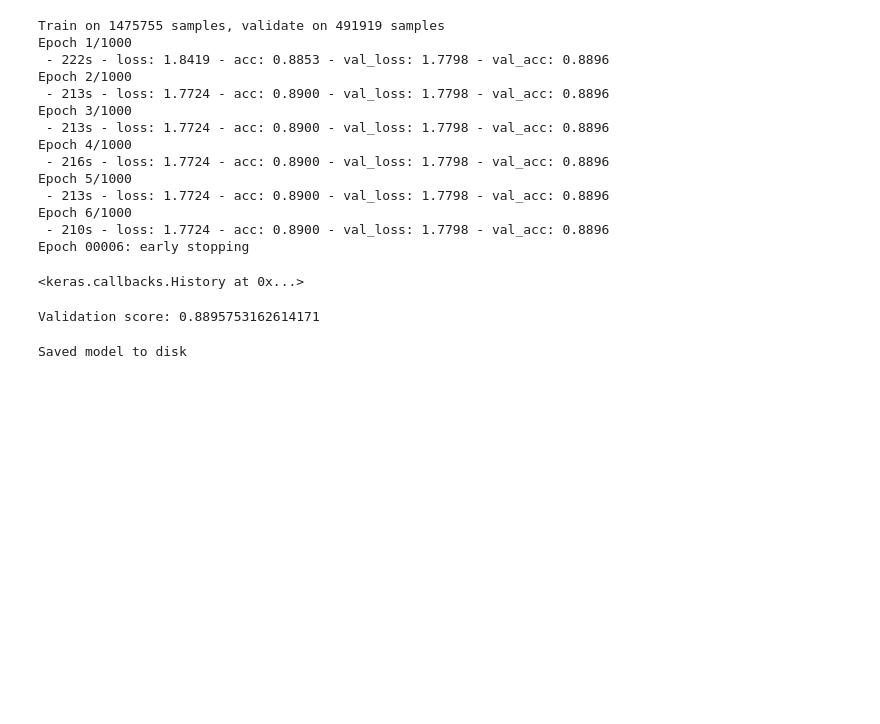
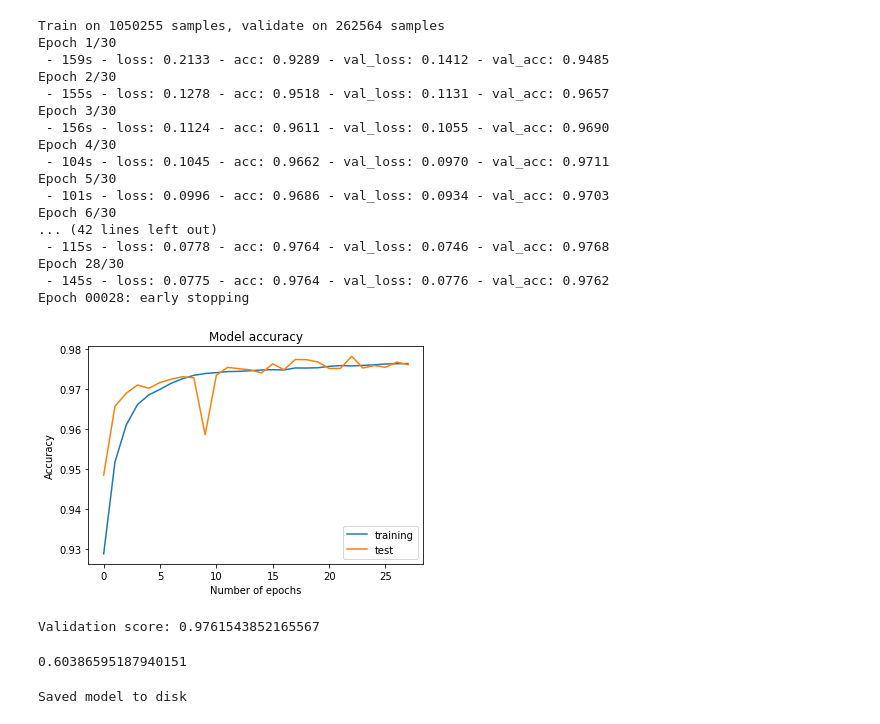
Before and after one commit to susmitgaikwad/Intrusion-Detection-System, a Jupyter notebook: IDS_DNN.ipynb, the cells around one changed output. Drawn from its saved outputs; the diff is of its cells as text; code cells hidden in the pictures; blank space fills up the shorter version.

```diff
--- a/IDS_DNN.ipynb
+++ b/IDS_DNN.ipynb
@@ -205,3 +141,6 @@ x.shape
+# %%
+scaler = preprocessing.MinMaxScaler()
+scaled_df = scaler.fit_transform(df)
 # %%
 x_train, x_test, y_train, y_test = train_test_split(
-    x, dummy_y, test_size=0.25, random_state=42)
+    scaled_df, dummy_y, test_size=0.2, random_state=42)
@@ -212,30 +147,32 @@ dummy_y.shape[1]
 # %%
 # Create neural net
 model = Sequential()
-model.add(Dense(10, input_dim=x.shape[1], activation='relu'))
+model.add(Dense(10, input_dim=scaled_df.shape[1], activation='relu'))
 model.add(Dense(50, activation='relu'))
 model.add(Dense(10, activation='relu'))
 model.add(Dense(1, kernel_initializer='normal'))
-model.add(Dense(dummy_y.shape[1],activation='softmax'))
+model.add(Dense(dummy_y.shape[1], activation='softmax'))
 # %%
 model.compile(loss='categorical_crossentropy', optimizer='adam', metrics=['accuracy'])
 # %%
 monitor = EarlyStopping(monitor='val_loss', min_delta=1e-3, patience=5, verbose=1, mode='auto')
 # %%
-model.fit(x_train,y_train,validation_data=(x_test,y_test),callbacks=[monitor],verbose=2,epochs=1000)
+history = model.fit(x_train,y_train,validation_data=(x_test,y_test),callbacks=[monitor],verbose=2,epochs=30)
 # %% [output]
-Train on 1475755 samples, validate on 491919 samples
-Epoch 1/1000
- - 222s - loss: 1.8419 - acc: 0.8853 - val_loss: 1.7798 - val_acc: 0.8896
-Epoch 2/1000
- - 213s - loss: 1.7724 - acc: 0.8900 - val_loss: 1.7798 - val_acc: 0.8896
-Epoch 3/1000
- - 213s - loss: 1.7724 - acc: 0.8900 - val_loss: 1.7798 - val_acc: 0.8896
-Epoch 4/1000
- - 216s - loss: 1.7724 - acc: 0.8900 - val_loss: 1.7798 - val_acc: 0.8896
-Epoch 5/1000
- - 213s - loss: 1.7724 - acc: 0.8900 - val_loss: 1.7798 - val_acc: 0.8896
-Epoch 6/1000
- - 210s - loss: 1.7724 - acc: 0.8900 - val_loss: 1.7798 - val_acc: 0.8896
-Epoch 00006: early stopping
+Train on 1050255 samples, validate on 262564 samples
+Epoch 1/30
+ - 159s - loss: 0.2133 - acc: 0.9289 - val_loss: 0.1412 - val_acc: 0.9485
+Epoch 2/30
+ - 155s - loss: 0.1278 - acc: 0.9518 - val_loss: 0.1131 - val_acc: 0.9657
+Epoch 3/30
+ - 156s - loss: 0.1124 - acc: 0.9611 - val_loss: 0.1055 - val_acc: 0.9690
+Epoch 4/30
+ - 104s - loss: 0.1045 - acc: 0.9662 - val_loss: 0.0970 - val_acc: 0.9711
+Epoch 5/30
+ - 101s - loss: 0.0996 - acc: 0.9686 - val_loss: 0.0934 - val_acc: 0.9703
+Epoch 6/30
+... (42 lines left out)
+ - 115s - loss: 0.0778 - acc: 0.9764 - val_loss: 0.0746 - val_acc: 0.9768
+Epoch 28/30
+ - 145s - loss: 0.0775 - acc: 0.9764 - val_loss: 0.0776 - val_acc: 0.9762
+Epoch 00028: early stopping
-<keras.callbacks.History at 0x...>
@@ -242,3 +182,13 @@ Epoch 00006: early stopping
+# %%
+plt.plot(history.history['acc'])
+plt.plot(history.history['val_acc'])
+plt.title('Model accuracy')
+plt.ylabel('Accuracy')
+plt.xlabel('Number of epochs')
+plt.legend(['training', 'test'], loc='lower right')
+plt.show()
+# %% [output]
+[figure, added]
 # %%
 # Measure accuracy
 pred = model.predict(x_test)
@@ -247,4 +197,4 @@ y_eval = np.argmax(y_test,axis=1)
 score = metrics.accuracy_score(y_eval, pred)
 print("Validation score: {}".format(score))
 # %% [output]
-Validation score: 0.8895753162614171
+Validation score: 0.9761543852165567
@@ -251,3 +203,7 @@ Validation score: 0.8895753162614171
+# %%
+precision_score(y_eval, pred, average='macro')
+# %% [output]
+0.60386595187940151
 # %%
 from keras.models import model_from_json
 # %%
```
Also changed, not shown: parts of 25 cells of this notebook.
